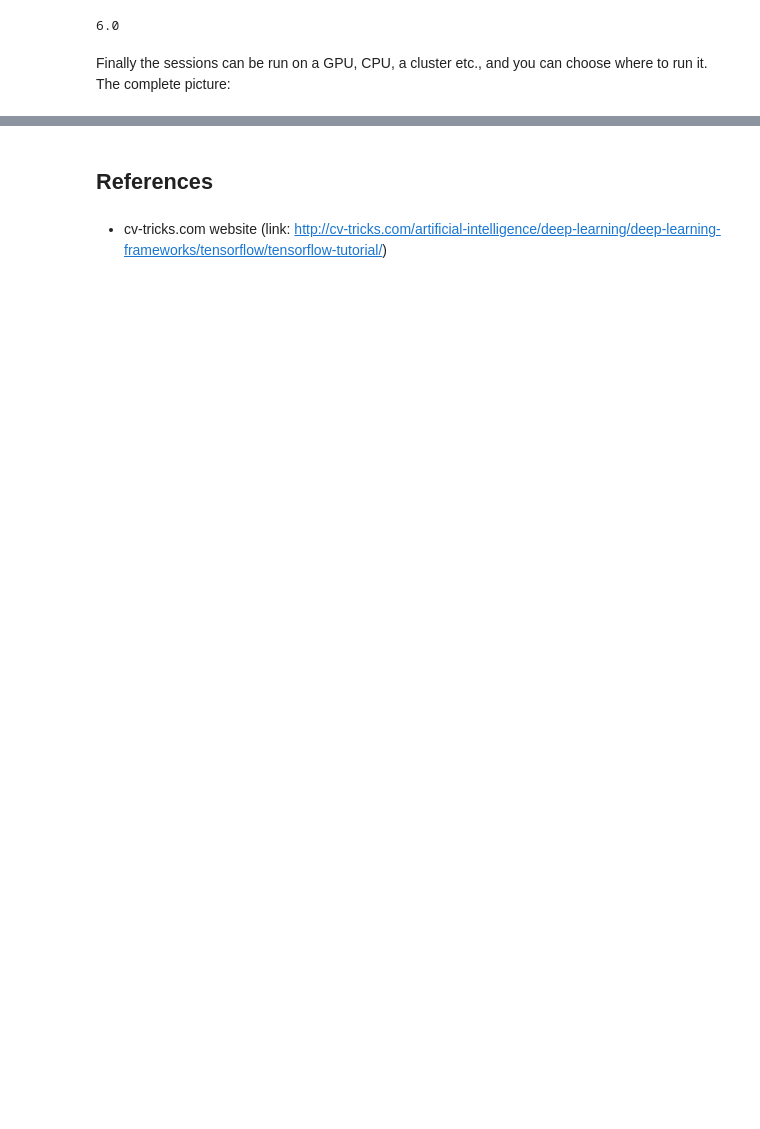
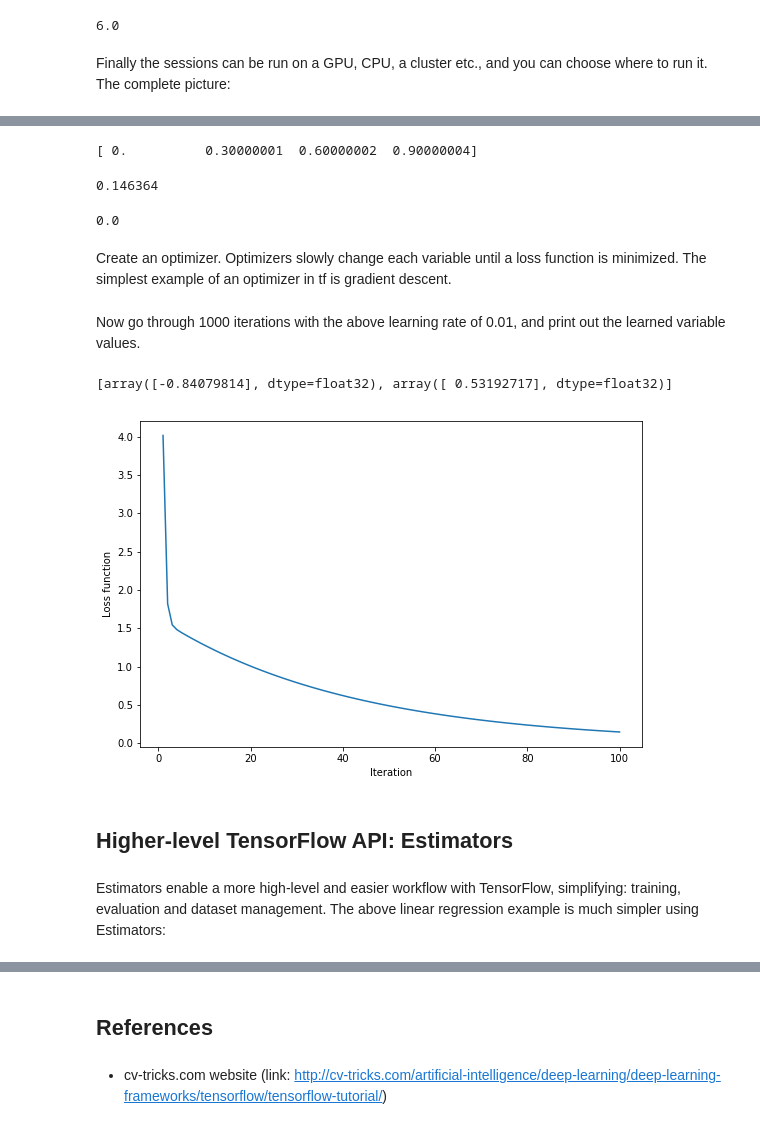
Before and after one commit to mappls/Playfield, a Jupyter notebook: tensorflow_introduction.ipynb, the cells around one changed output, grey strips where cells are left out. Drawn from its saved outputs; the diff is of its cells as text; code cells hidden in the pictures; blank space fills up the shorter version.

```diff
--- a/tensorflow_introduction.ipynb
+++ b/tensorflow_introduction.ipynb
@@ -127,0 +123,62 @@ Finally the sessions can be run on a GPU, CPU, a cluster etc., and you can choos
+# %%
+init = tf.global_variables_initializer()
+sess = tf.Session()
+sess.run(init)
+print(sess.run(linear_model, feed_dict={x: [1, 2, 3, 4]}))
+# %% [output]
+[ 0.          0.30000001  0.60000002  0.90000004]
+# %%
+y = tf.placeholder(tf.float32)
+squared_deltas = tf.square(linear_model - y)
+loss = tf.reduce_sum(squared_deltas)
+
+# Create a summary for the loss value
+tf.summary.scalar('loss', loss)
+
+# Merge all summaries and write them to file
+merged = tf.summary.merge_all()
+print(sess.run(loss, {x: [1, 2, 3, 4], y: [0, -1, -2, -3]}))
+# %% [output]
+0.146364
+# %%
+fixW = tf.assign(W, [-1.])
+fixb = tf.assign(b, [1.])
+sess.run([fixW, fixb])
+print(sess.run(loss, {x: [1, 2, 3, 4], y: [0, -1, -2, -3]}))
+# %% [output]
+0.0
+# %% [markdown]
+Create an optimizer. Optimizers slowly change each variable until a loss function is minimized. The simplest example of an optimizer in tf is gradient descent.
+# %%
+optimizer = tf.train.GradientDescentOptimizer(0.01)
+train = optimizer.minimize(loss)
+
+# Create a tf.summary.FileWriter object that takes a 'logdir' destination, and optinally the model's graph
+train_writer = tf.summary.FileWriter('./train', sess.graph)
+# %% [markdown]
+Now go through 1000 iterations with the above learning rate of 0.01, and print out the learned variable values.
+# %%
+sess.run(init)
+loss_plot = []
+for i in range(100):
+    sess.run(train, {x: [1, 2, 3, 4], y: [0, -1, -2, -3]})
+    loss_plot.append(sess.run(loss, {x: [1, 2, 3, 4], y: [0, -1, -2, -3]}))
+
+    # Record summaries
+    summary = sess.run(merged, feed_dict={x: [1, 2, 3, 4], y: [0, -1, -2, -3]})
+    train_writer.add_summary(summary, i)
+
+#     print("W: %2f, b: %.2f" % (sess.run(W), sess.run(b)))
+
+plt.figure(figsize=(9,6))
+plt.plot(np.linspace(start=1, stop=100, num=100), loss_plot)
+plt.xlabel("Iteration")
+plt.ylabel("Loss function")
+print(sess.run([W, b]))
+# %% [output]
+[array([-0.84079814], dtype=float32), array([ 0.53192717], dtype=float32)]
+[figure, added]
+# %% [markdown]
+## Higher-level TensorFlow API: Estimators
+# %% [markdown]
+Estimators enable a more high-level and easier workflow with TensorFlow, simplifying: training, evaluation and dataset management. The above linear regression example is much simpler using Estimators:
```
Also changed, not shown: parts of 25 cells of this notebook.
